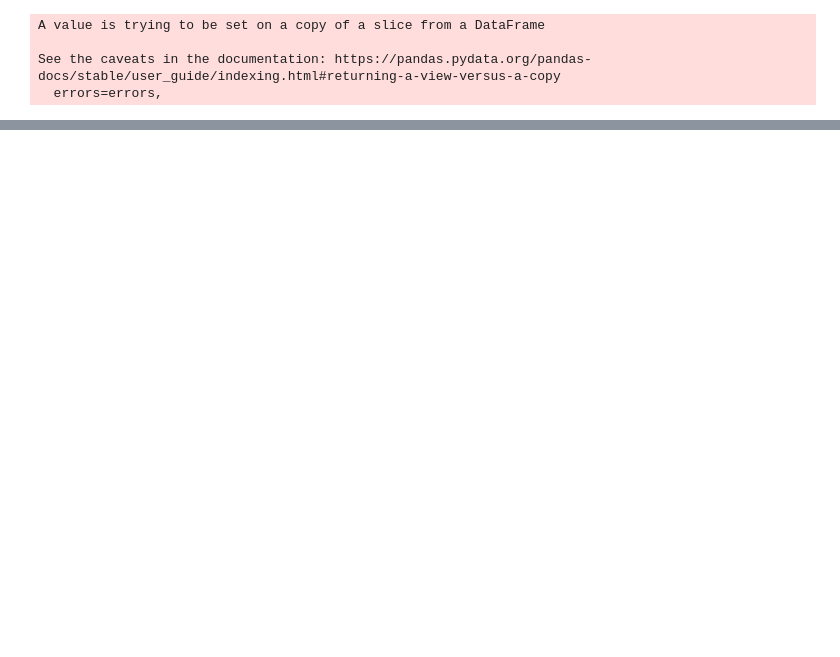
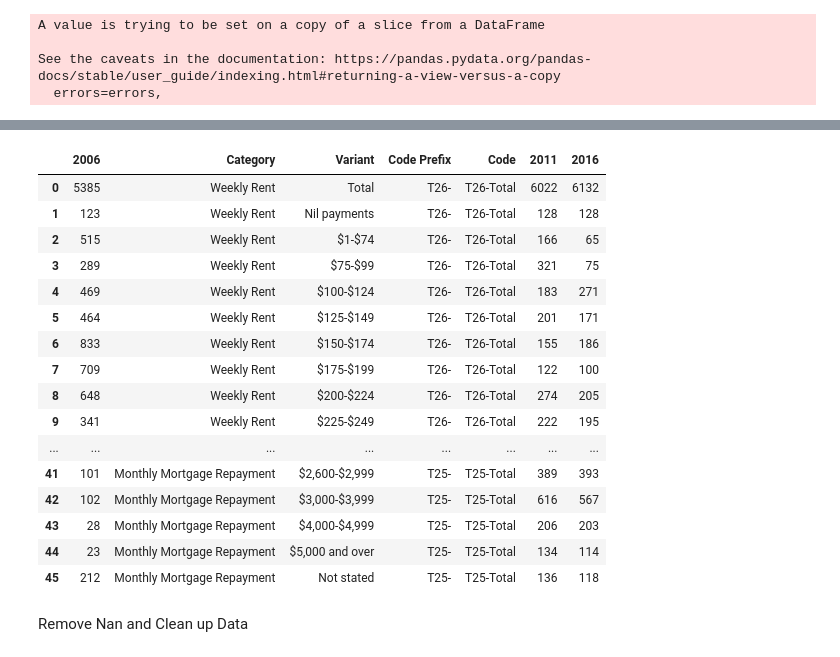
Before and after one commit to JDICKENSON91/Final-Project, a Jupyter notebook: ETL/ETL.ipynb, the cells around one changed output, grey strips where cells are left out. Saved outputs shown, nothing was run; the diff lists cells and outputs as text; code cells hidden in the pictures; blank space fills up the shorter version.

Commit message:
Finished Cleaning Data

```diff
--- a/ETL/ETL.ipynb
+++ b/ETL/ETL.ipynb
@@ -176,0 +288,15 @@ ABS_T12_TVP
+# %%
+ABS_T25_TVP = ABS_T25_Mortgage
+ABS_T25_TVP.rename(columns={"Dwelling Structure": "Variant Code",'Mortgage Repayment (monthly)': "Variant"}, inplace = True)
+ABS_T25_TVP['Category'] = 'Monthly Mortgage Repayment'
+ABS_T25_TVP['Code Prefix'] = 'T25-'
+ABS_T25_TVP['Code'] = ABS_T25_TVP['Code Prefix'] + ABS_T25_TVP['Variant Code']
+ABS_T25_TVP['2006'] = ABS_T25_TVP['2006'].str.replace(' ', '')
+ABS_T25_TVP['2006'] = ABS_T25_TVP['2006'].astype(int)
+ABS_T25_TVP['2011'] = ABS_T25_TVP['2011'].str.replace(' ', '')
+ABS_T25_TVP['2011'] = ABS_T25_TVP['2011'].astype(int)
+ABS_T25_TVP['2016'] = ABS_T25_TVP['2016'].str.replace(' ', '')
+ABS_T25_TVP['2016'] = ABS_T25_TVP['2016'].astype(int)
+ABS_T25_TVP = ABS_T25_TVP.filter(['2006','Category','Variant','Code Prefix','Code','2011','2016'], axis=1)
+# %%
+ABS_T25_TVP = ABS_T25_TVP.filter(['2006','Category','Variant','Code Prefix','Code','2011','2016'], axis=1)
@@ -176,0 +341,22 @@ ABS_T12_TVP
+# %%
+ABS_TVP_B = pd.merge(ABS_T26_TVP, ABS_T25_TVP, how='outer', on=['2006', '2011','2016','Variant','Category','Code Prefix','Code'])
+# %%
+ABS_TVP_B
+# %% [output]
+|  | 2006 | Category | Variant | Code Prefix | Code | 2011 | 2016 |
+| 0 | 5385 | Weekly Rent | Total | T26- | T26-Total | 6022 | 6132 |
+| 1 | 123 | Weekly Rent | Nil payments | T26- | T26-Total | 128 | 128 |
+| 2 | 515 | Weekly Rent | $1-$74 | T26- | T26-Total | 166 | 65 |
+| 3 | 289 | Weekly Rent | $75-$99 | T26- | T26-Total | 321 | 75 |
+| 4 | 469 | Weekly Rent | $100-$124 | T26- | T26-Total | 183 | 271 |
+| 5 | 464 | Weekly Rent | $125-$149 | T26- | T26-Total | 201 | 171 |
+| 6 | 833 | Weekly Rent | $150-$174 | T26- | T26-Total | 155 | 186 |
+| 7 | 709 | Weekly Rent | $175-$199 | T26- | T26-Total | 122 | 100 |
+| 8 | 648 | Weekly Rent | $200-$224 | T26- | T26-Total | 274 | 205 |
+| 9 | 341 | Weekly Rent | $225-$249 | T26- | T26-Total | 222 | 195 |
+| ... | ... | ... | ... | ... | ... | ... | ... |
+| 41 | 101 | Monthly Mortgage Repayment | $2,600-$2,999 | T25- | T25-Total | 389 | 393 |
+| 42 | 102 | Monthly Mortgage Repayment | $3,000-$3,999 | T25- | T25-Total | 616 | 567 |
+| 43 | 28 | Monthly Mortgage Repayment | $4,000-$4,999 | T25- | T25-Total | 206 | 203 |
+| 44 | 23 | Monthly Mortgage Repayment | $5,000 and over | T25- | T25-Total | 134 | 114 |
+| 45 | 212 | Monthly Mortgage Repayment | Not stated | T25- | T25-Total | 136 | 118 |
@@ -176,0 +365,2 @@ ABS_T12_TVP
+# %% [markdown]
+Remove Nan  and Clean up Data
```
Also changed, not shown: parts of 25 cells of this notebook, 1 other file.
